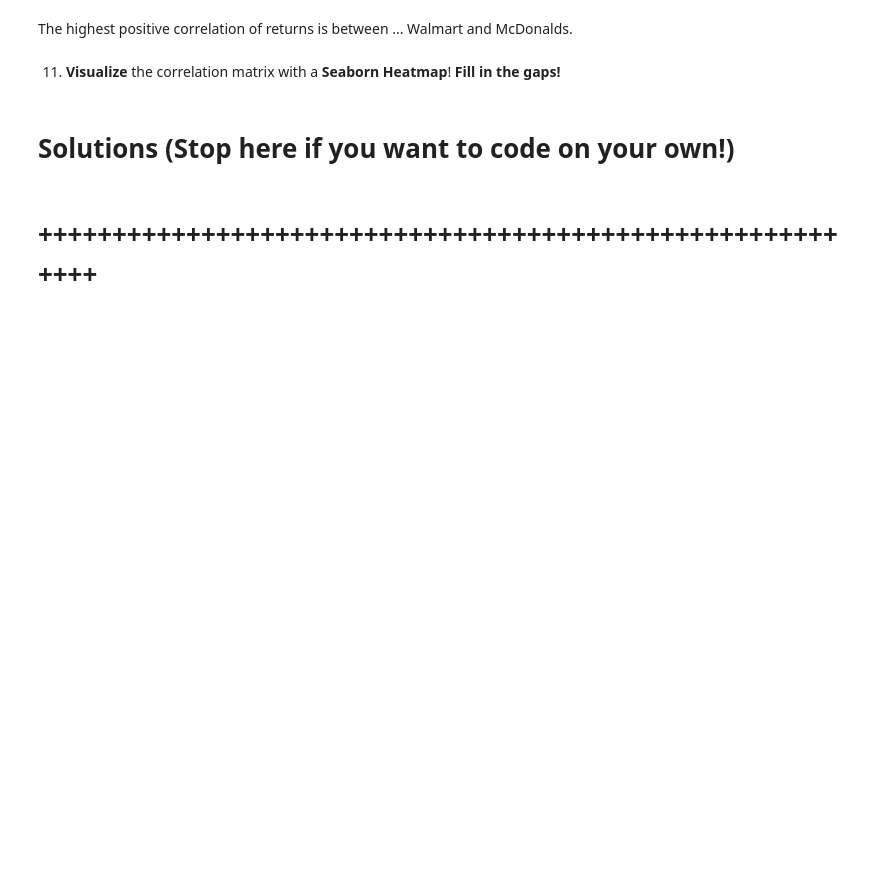
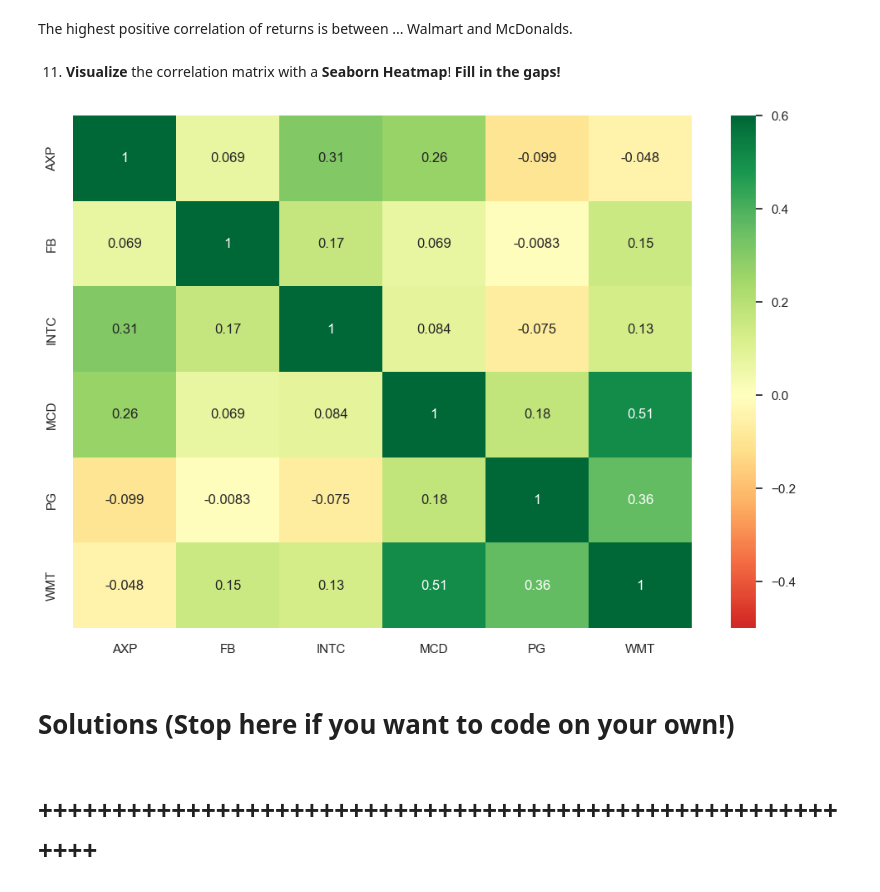
Before and after one commit to northpr/automated_trading, a Jupyter notebook: Part2_Materials/Exercises/Exercise_2.ipynb, the cells around one changed output. Saved outputs shown, nothing was run; the diff lists cells and outputs as text; code cells hidden in the pictures; blank space fills up the shorter version.

```diff
--- a/Part2_Materials/Exercises/Exercise_2.ipynb
+++ b/Part2_Materials/Exercises/Exercise_2.ipynb
@@ -196,8 +284,10 @@ import seaborn as sns
 # %%
 plt.figure(figsize=(12,8))
 sns.set(font_scale=1.0)
-sns.---(---, cmap = "RdYlGn", annot = True, vmin = -0.5, vmax = 0.6, center = 0)
+sns.heatmap(ret.corr(), cmap = "RdYlGn", annot = True, vmin = -0.5, vmax = 0.6, center = 0)
 plt.show()
+# %% [output]
+[figure, added]
 # %% [markdown]
 # Solutions (Stop here if you want to code on your own!)
 # %% [markdown]
```
Also changed, not shown: parts of 13 cells of this notebook.
